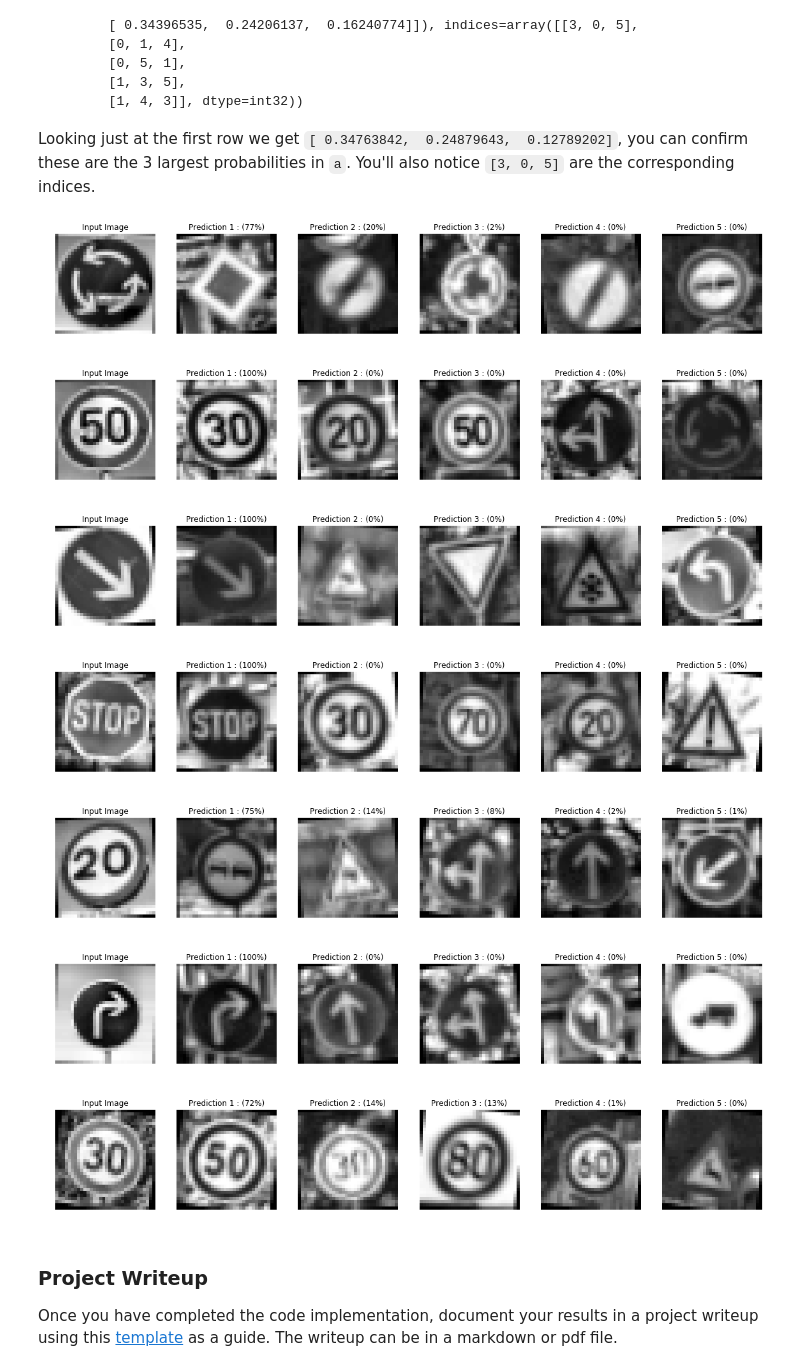
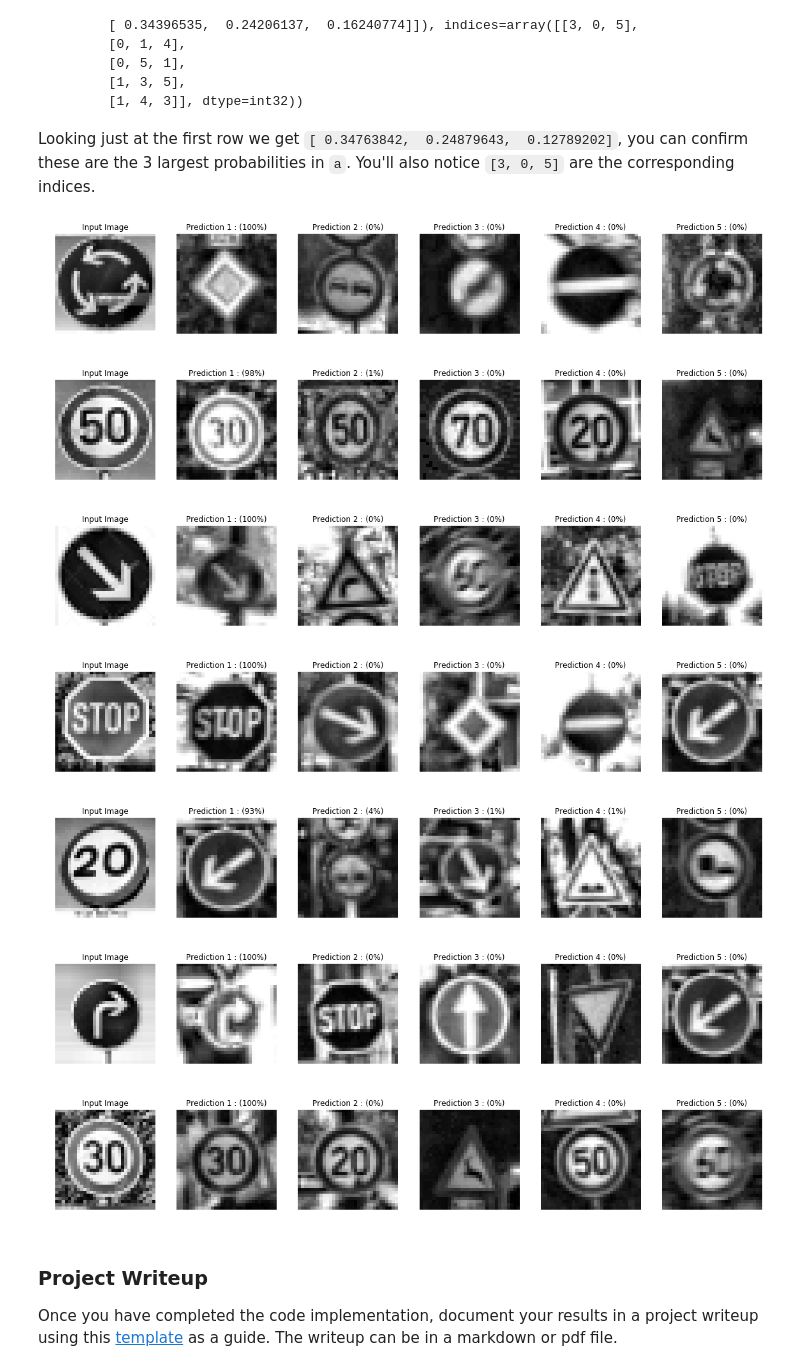
Before and after one commit to nxydes/P2-TrafficSignClassifier, a Jupyter notebook: Traffic_Sign_Classifier.ipynb, the cells around one changed output. Saved outputs shown, nothing was run; the diff lists cells and outputs as text; code cells hidden in the pictures.

```diff
--- a/Traffic_Sign_Classifier.ipynb
+++ b/Traffic_Sign_Classifier.ipynb
@@ -241,10 +243,11 @@ def preprocess( dataset ):
         # Random rotation
         rows,cols = equ.shape
 
-        M = cv2.getRotationMatrix2D((cols/2,rows/2),random.uniform(-10,10),1)
-        dst = cv2.warpAffine(equ,M,(cols,rows))
+        #M = cv2.getRotationMatrix2D((cols/2,rows/2),random.uniform(-10,10),1)
+        #dst = cv2.warpAffine(equ,M,(cols,rows))
 
-        reshape = np.expand_dims(dst, 3)
+        #reshape = np.expand_dims(dst, 3)
+        reshape = np.expand_dims(equ,3)
         dataset_out[img_index] = reshape
 
     #Normalize the dataset as described in the instructions
@@ -413,6 +440,8 @@ with tf.Session() as sess:
         print("Train Accuracy = {:.3f}".format(test_accuracy))
         print()
 
+    test_accuracy = evaluate(X_test, y_test)
+    print("Final test accuracy: {:.3f}".format(test_accuracy))
     saver.save(sess, './lenet')
     print("Model saved")
     plt.figure(figsize=(10,10))
@@ -595,41 +624,41 @@ top_k = tf.nn.top_k(softmax_logits, k=5)
 
 with tf.Session() as sess:
     sess.run(tf.global_variables_initializer())
     saver.restore(sess, "./lenet")
     softmax_logits = sess.run(softmax_logits, feed_dict={x: my_output, keep_prob: 1.0})
     top_k = sess.run(top_k, feed_dict={x: my_output, keep_prob: 1.0})
 
     for i in range(7):
         figures = {}
         labels = {}
 
         figures[0] = my_output[i].squeeze()
         labels[0] = "Input Image"
 
-        for j in range(k_size):
+        for j in range(5):
             labels[j+1] = 'Prediction {} : ({:.0f}%)'.format(j+1, 100*top_k[0][i][j])
             figures[j+1] = X_valid[find_image(y_valid, top_k[1][i][j])].squeeze()
 
         fig, axs = plt.subplots(1, 6, figsize=(16, 16))
         axs = axs.ravel()
         for index, label in zip(range(len(figures)), figures):
             axs[index].imshow(figures[label], plt.gray())
             if(labels != None):
                 axs[index].set_title(labels[index])
             else:
                 axs[index].set_title(label)
 
             axs[index].set_axis_off()
 
         plt.tight_layout()
 # %% [output]
-[figure, old version]
+[figure, new version]
-[figure, old version]
+[figure, new version]
-[figure, old version]
+[figure, new version]
-[figure, old version]
+[figure, new version]
-[figure, old version]
+[figure, new version]
-[figure, old version]
+[figure, new version]
-[figure, old version]
+[figure, new version]
 # %% [markdown]
 ### Project Writeup
 
```
Also changed, not shown: parts of 7 cells of this notebook, 3 other files.
